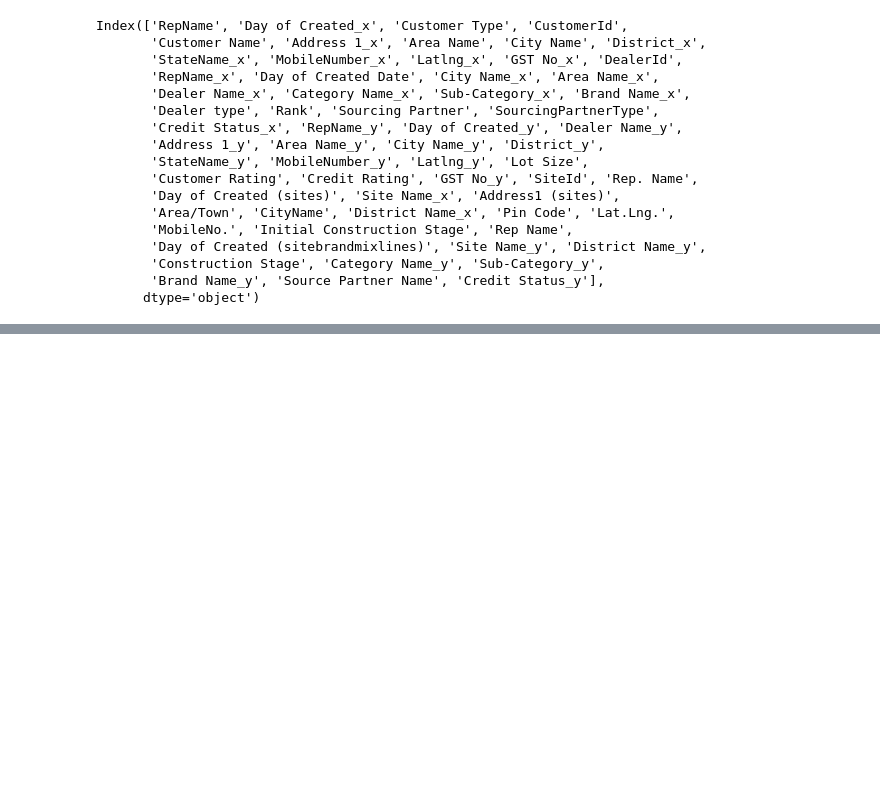
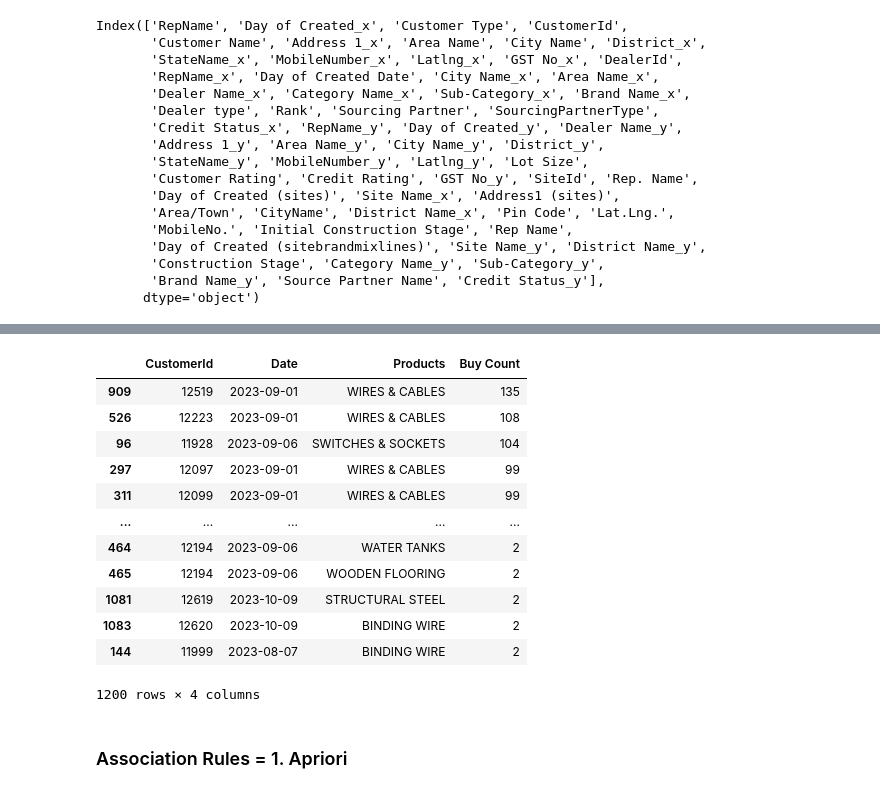
Before and after one commit to PriyaP-9704/Machine-Leaning-Workouts, a Jupyter notebook: ML_workout.ipynb, the cells around one changed output, grey strips where cells are left out. Saved outputs shown, nothing was run; the diff lists cells and outputs as text; code cells hidden in the pictures; blank space fills up the shorter version.

```diff
--- a/ML_workout.ipynb
+++ b/ML_workout.ipynb
@@ -937,0 +1013,18 @@ Name: count, Length: 246, dtype: int64
+# %%
+df_1.groupby(["CustomerId","Date","Products"]).size().reset_index(name= "Buy Count").sort_values("Buy Count",ascending= False)
+# %% [output]
+|  | CustomerId | Date | Products | Buy Count |
+| 909 | 12519 | 2023-09-01 | WIRES & CABLES | 135 |
+| 526 | 12223 | 2023-09-01 | WIRES & CABLES | 108 |
+| 96 | 11928 | 2023-09-06 | SWITCHES & SOCKETS | 104 |
+| 297 | 12097 | 2023-09-01 | WIRES & CABLES | 99 |
+| 311 | 12099 | 2023-09-01 | WIRES & CABLES | 99 |
+| ... | ... | ... | ... | ... |
+| 464 | 12194 | 2023-09-06 | WATER TANKS | 2 |
+| 465 | 12194 | 2023-09-06 | WOODEN FLOORING | 2 |
+| 1081 | 12619 | 2023-10-09 | STRUCTURAL STEEL | 2 |
+| 1083 | 12620 | 2023-10-09 | BINDING WIRE | 2 |
+| 144 | 11999 | 2023-08-07 | BINDING WIRE | 2 |
+1200 rows × 4 columns
+# %% [markdown]
+### Association Rules = 1. Apriori
```
Also changed, not shown: parts of 26 cells of this notebook.
